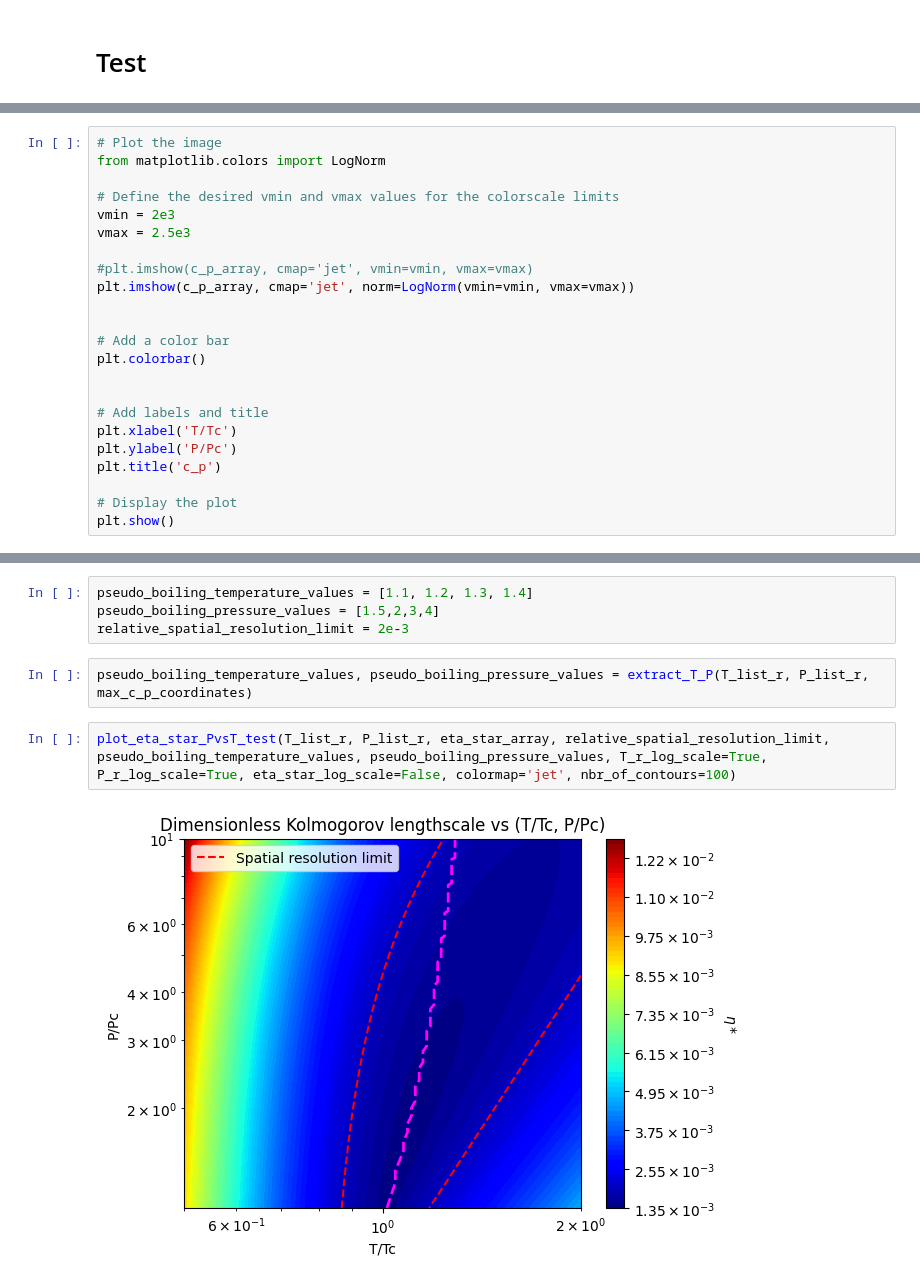
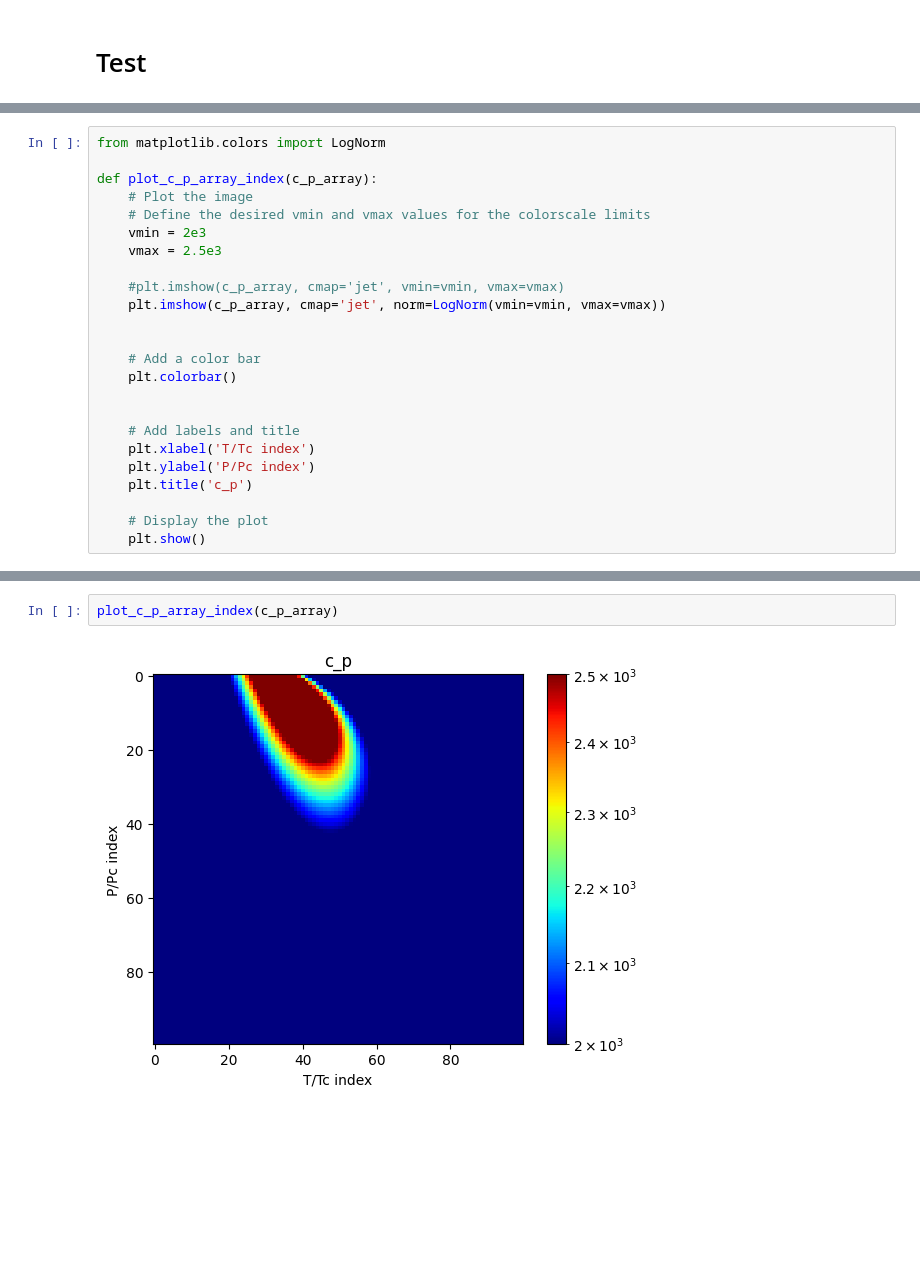
Before and after one commit to henri-avec-un-i/UPC_internship, a Jupyter notebook: caracterisation_of_turbulent_scales_dimensionless.ipynb, the cells around one changed output, grey strips where cells are left out. Drawn from its saved outputs; the diff is of its cells as text; blank space fills up the shorter version.

```diff
--- a/caracterisation_of_turbulent_scales_dimensionless.ipynb
+++ b/caracterisation_of_turbulent_scales_dimensionless.ipynb
@@ -2079,23 +2092,24 @@ def plot_eta_star_PvsT_test(T_list_r, P_list_r, eta_star_array, relative_spatial
 # %%
-# Plot the image
 from matplotlib.colors import LogNorm
 
-# Define the desired vmin and vmax values for the colorscale limits
-vmin = 2e3
-vmax = 2.5e3
+def plot_c_p_array_index(c_p_array):
+    # Plot the image
+    # Define the desired vmin and vmax values for the colorscale limits
+    vmin = 2e3
+    vmax = 2.5e3
 
-#plt.imshow(c_p_array, cmap='jet', vmin=vmin, vmax=vmax)
-plt.imshow(c_p_array, cmap='jet', norm=LogNorm(vmin=vmin, vmax=vmax))
+    #plt.imshow(c_p_array, cmap='jet', vmin=vmin, vmax=vmax)
+    plt.imshow(c_p_array, cmap='jet', norm=LogNorm(vmin=vmin, vmax=vmax))
 
 
-# Add a color bar
-plt.colorbar()
+    # Add a color bar
+    plt.colorbar()
 
 
-# Add labels and title
-plt.xlabel('T/Tc')
-plt.ylabel('P/Pc')
-plt.title('c_p')
+    # Add labels and title
+    plt.xlabel('T/Tc index')
+    plt.ylabel('P/Pc index')
+    plt.title('c_p')
 
-# Display the plot
-plt.show()
+    # Display the plot
+    plt.show()
@@ -2126,10 +2116,4 @@ max_c_p_coordinates
-# %%
-pseudo_boiling_temperature_values = [1.1, 1.2, 1.3, 1.4]
-pseudo_boiling_pressure_values = [1.5,2,3,4]
-relative_spatial_resolution_limit = 2e-3
-# %%
-pseudo_boiling_temperature_values, pseudo_boiling_pressure_values = extract_T_P(T_list_r, P_list_r, max_c_p_coordinates)
-# %%
-plot_eta_star_PvsT_test(T_list_r, P_list_r, eta_star_array, relative_spatial_resolution_limit, pseudo_boiling_temperature_values, pseudo_boiling_pressure_values, T_r_log_scale=True, P_r_log_scale=True, eta_star_log_scale=False, colormap='jet', nbr_of_contours=100)
-# %% [output]
-[figure, removed]
+# %%
+plot_c_p_array_index(c_p_array)
+# %% [output]
+[figure, added]
```
Also changed, not shown: parts of 7 cells of this notebook.
